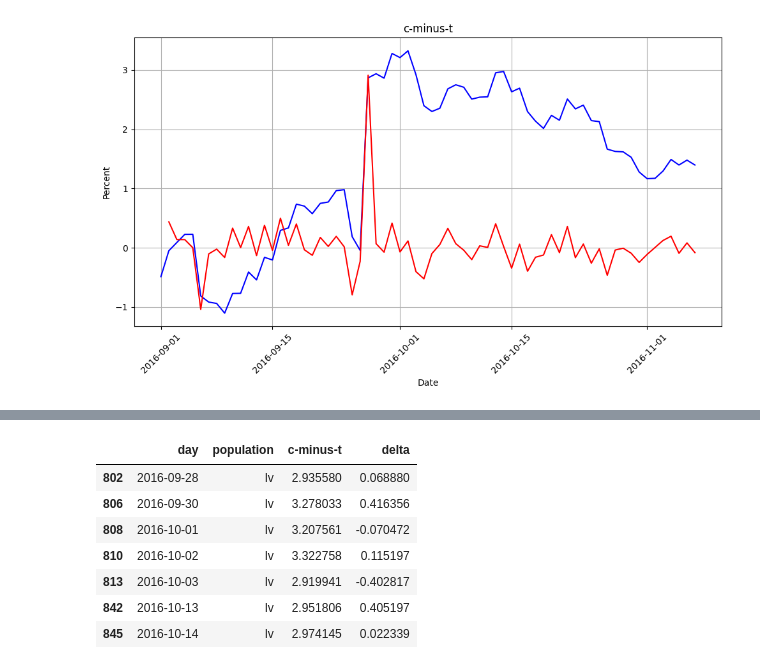
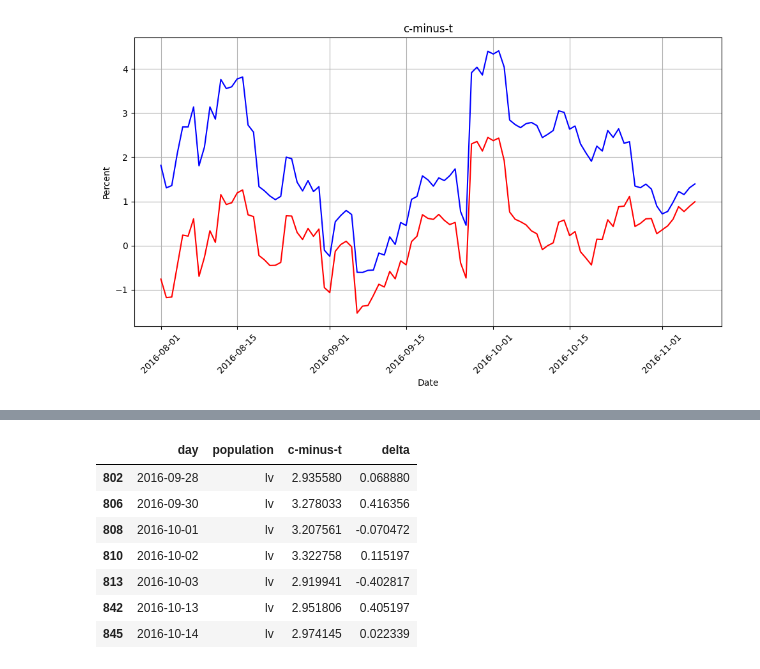
Before and after one commit to mairihallman/MAT-4376E-F24, a Jupyter notebook: 1-data-visualization/day_exploration_2.ipynb, the cells around one changed output, grey strips where cells are left out. Drawn from its saved outputs; the diff is of its cells as text; code cells hidden in the pictures.

```diff
--- a/1-data-visualization/day_exploration_2.ipynb
+++ b/1-data-visualization/day_exploration_2.ipynb
@@ -23,21 +23,26 @@ df
 # %%
-df = df[df["state"] != 'U.S']
+dff = df[df["state"] == 'U.S']
 
 
 def weighted_average(group, value_column):
-    sqrt_sample_sizes = group['samplesize_total'] ** 0.5
-    median_sqrt_sample_size = group['samplesize_total'].median() ** 0.5
+    sqrt_sample_sizes = group['samplesizeadj'] ** 0.5
+    median_sqrt_sample_size = group['samplesizeadj'].median() ** 0.5
     weights = sqrt_sample_sizes / median_sqrt_sample_size
     return (group[value_column] * weights).sum() / weights.sum()
 
 
-# no separation by state
-df_agg = df.groupby(['day','population']).apply(lambda group: weighted_average(group, 'c-minus-t'))
+
+df_agg = dff.groupby(['day', 'population']).apply(
+    lambda group: pd.Series({
+        'c_minus_t_raw': weighted_average(group, 'c_minus_t_raw'),
+        'c_minus_t_adj': weighted_average(group, 'c_minus_t_adj')
+    })
+).reset_index()
 
 # Reset the index to make 'day' a regular column again
 df_agg = df_agg.reset_index()
 
-df_agg = df_agg.rename(columns={df_agg.columns[-1]:'c-minus-t'})
+# df_agg = df_agg.rename(columns={df_agg.columns[-1]:'c_minus_t_raw'})
 
 # Display the new aggregated DataFrame
 print("Aggregated DataFrame (df_agg):")
@@ -61,6 +66,7 @@ Aggregated DataFrame (df_agg):
 # %%
-df_agg = df_agg[df_agg['day']>=pd.to_datetime('2016-09-01')]
+target = df_agg[df_agg['day']>=pd.to_datetime('2016-08-01')]
+target = target[target['population'] == 'lv']
+# target['delta'] = target['c_minus_t_raw'] - target.shift(1)['c-minus-t']
 
-target = df_agg[df_agg['population'] == 'lv']
-target['delta'] = target['c-minus-t'] - target.shift(1)['c-minus-t']
+target
 # %% [output]
@@ -72,24 +86,25 @@ See the caveats in the documentation: https://pandas.pydata.org/pandas-docs/stab
 # %%
 # Plot 'c-minus-t' by day
 plt.figure(figsize=(10, 6))
 # plt.plot(target['day'], target['c-minus-t'], marker=None, linestyle='-', color='b')
-plt.plot(target['day'], target['c-minus-t'], marker=None, linestyle='-', color='b')
-plt.plot(target['day'], target['delta'], marker=None, linestyle='-', color='r')
+plt.plot(target['day'], target['c_minus_t_raw'], marker=None, linestyle='-', color='b')
+plt.plot(target['day'], target['c_minus_t_adj'], marker=None, linestyle='-', color='r')
+#plt.plot(target['day'], target['delta'], marker=None, linestyle='-', color='r')
 
 
 
 # Add labels and title
 plt.xlabel('Date')
 plt.ylabel('Percent')
 plt.title('c-minus-t')
 plt.grid(True)
 
 # Show the plot
 plt.xticks(rotation=45)
 plt.tight_layout()
 plt.show()
 # %% [output]
-[figure, old version]
+[figure, new version]
 # %%
 percentile = target['c-minus-t'].quantile([0.1,0.9]) # to show more entries
 
```
Also changed, not shown: parts of 4 cells of this notebook, 16 other files.
